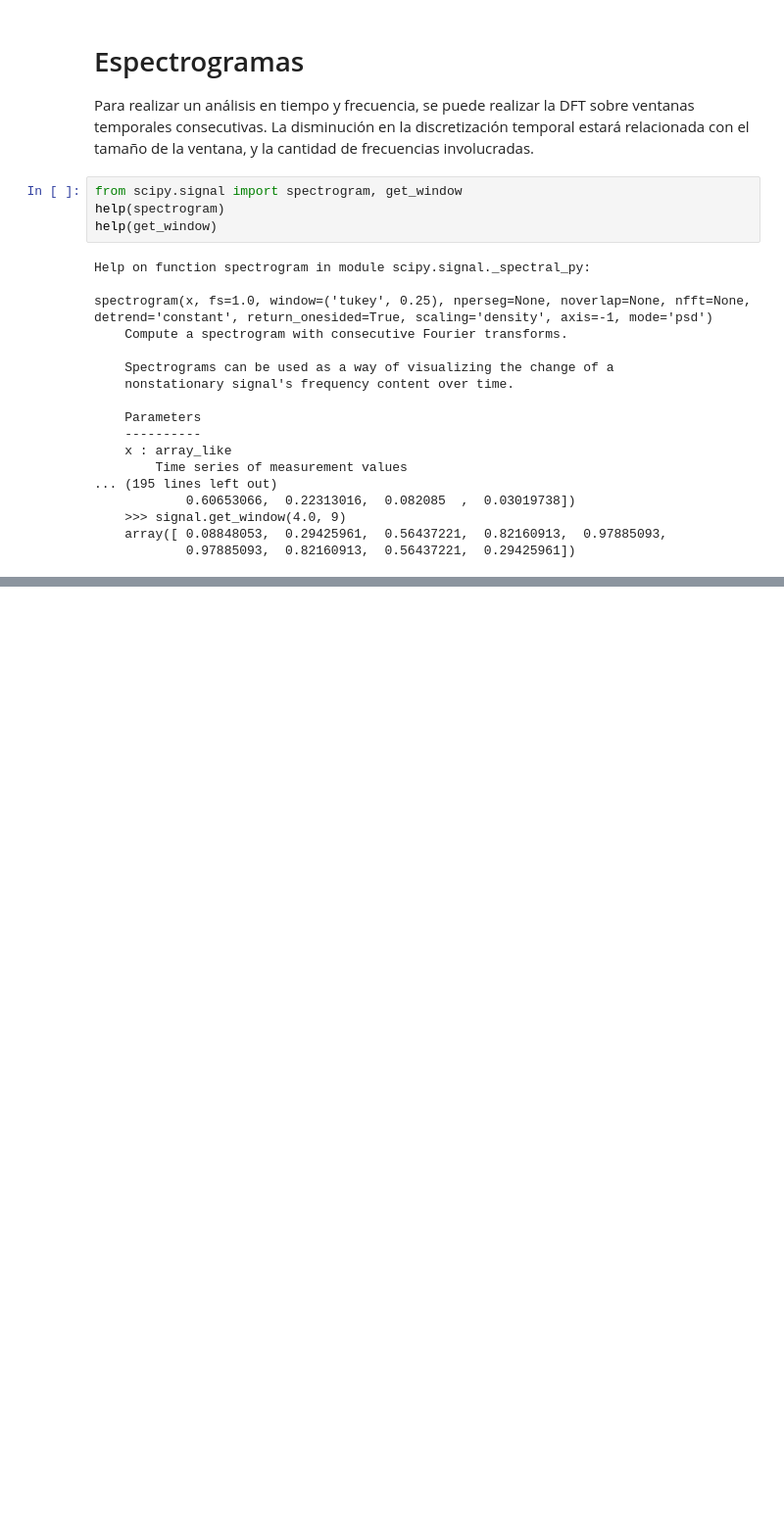
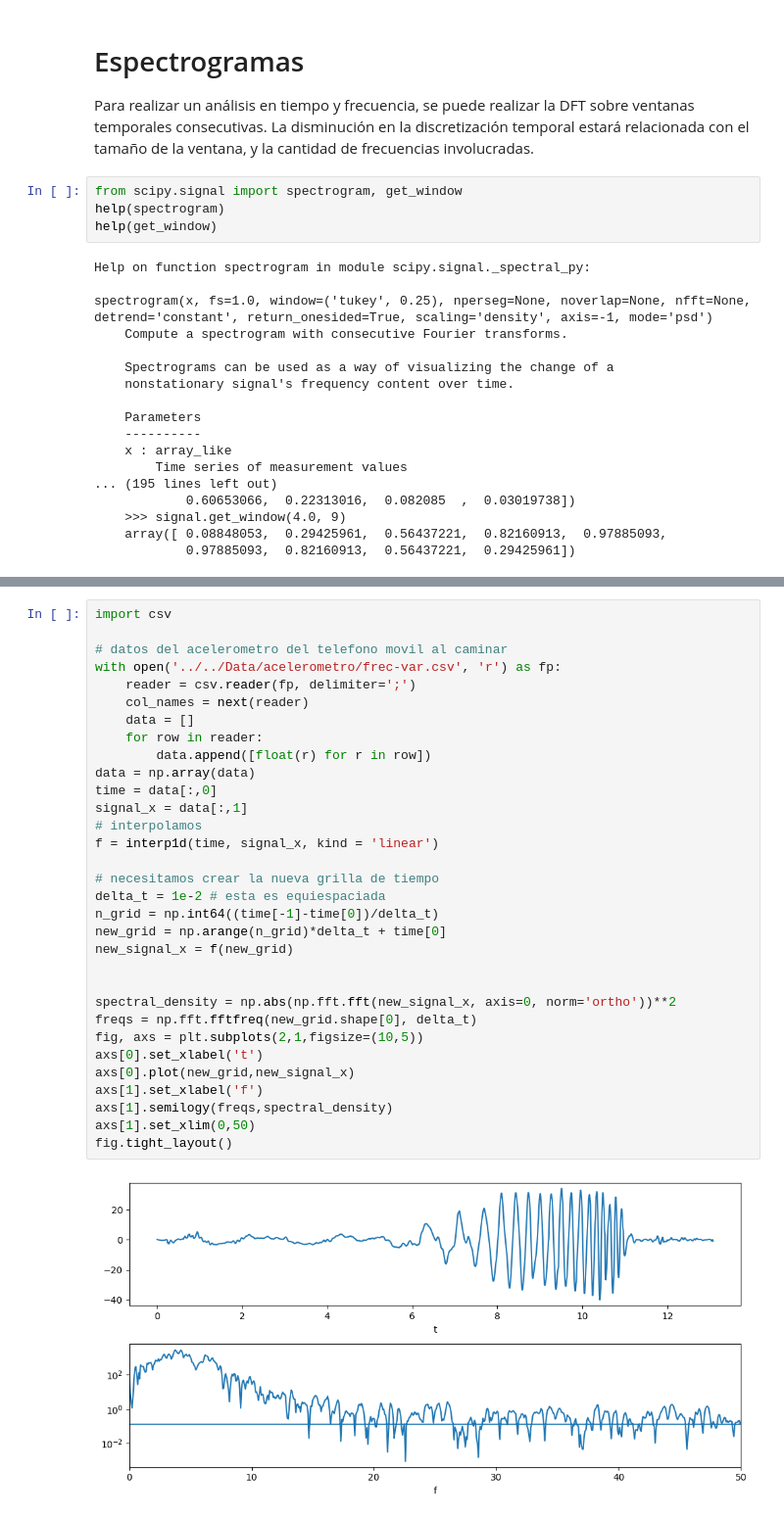
Before and after one commit to sebastlop/series-temporales-machine-learning, a Jupyter notebook: Apuntes/Tema-4/Tema-4-analisis-fourier.ipynb, the cells around one changed output, grey strips where cells are left out. Shown at 98% size. Drawn from its saved outputs; the diff is of its cells as text; blank space fills up the shorter version.

```diff
--- a/Apuntes/Tema-4/Tema-4-analisis-fourier.ipynb
+++ b/Apuntes/Tema-4/Tema-4-analisis-fourier.ipynb
@@ -280,0 +281,34 @@ plt.colorbar()
+# %%
+import csv
+
+# datos del acelerometro del telefono movil al caminar
+with open('../../Data/acelerometro/frec-var.csv', 'r') as fp:
+    reader = csv.reader(fp, delimiter=';')
+    col_names = next(reader)
+    data = []
+    for row in reader:
+        data.append([float(r) for r in row])
+data = np.array(data)
+time = data[:,0]
+signal_x = data[:,1]
+# interpolamos
+f = interp1d(time, signal_x, kind = 'linear')
+
+# necesitamos crear la nueva grilla de tiempo
+delta_t = 1e-2 # esta es equiespaciada
+n_grid = np.int64((time[-1]-time[0])/delta_t)
+new_grid = np.arange(n_grid)*delta_t + time[0]
+new_signal_x = f(new_grid)
+
+
+spectral_density = np.abs(np.fft.fft(new_signal_x, axis=0, norm='ortho'))**2
+freqs = np.fft.fftfreq(new_grid.shape[0], delta_t)
+fig, axs = plt.subplots(2,1,figsize=(10,5))
+axs[0].set_xlabel('t')
+axs[0].plot(new_grid,new_signal_x)
+axs[1].set_xlabel('f')
+axs[1].semilogy(freqs,spectral_density)
+axs[1].set_xlim(0,50)
+fig.tight_layout()
+# %% [output]
+[figure, added]
```
Also changed, not shown: parts of 4 cells of this notebook, 4 other files.
